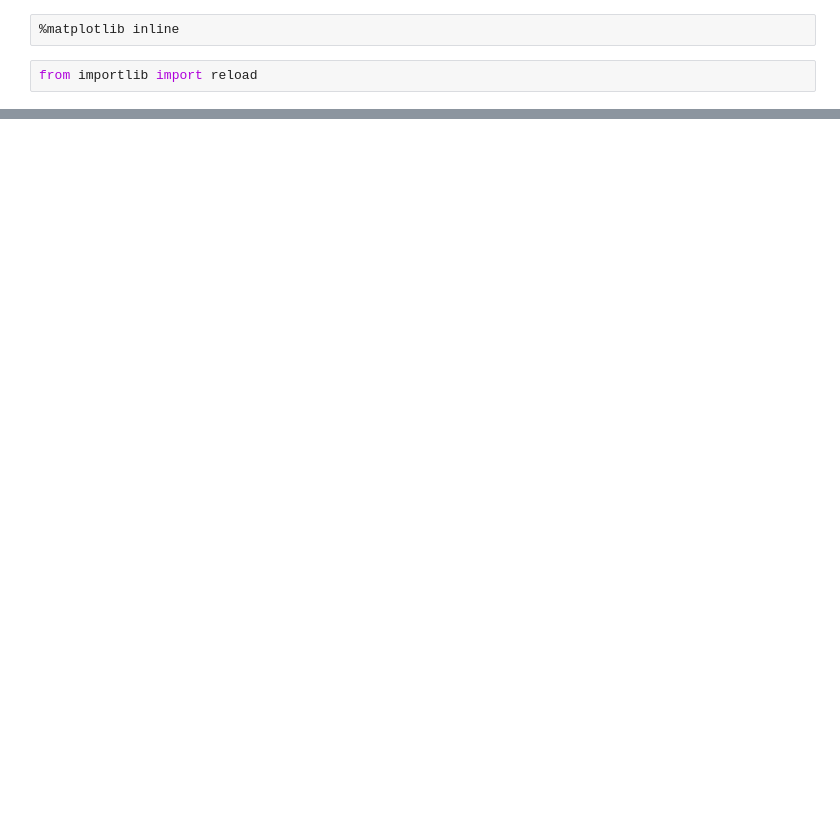
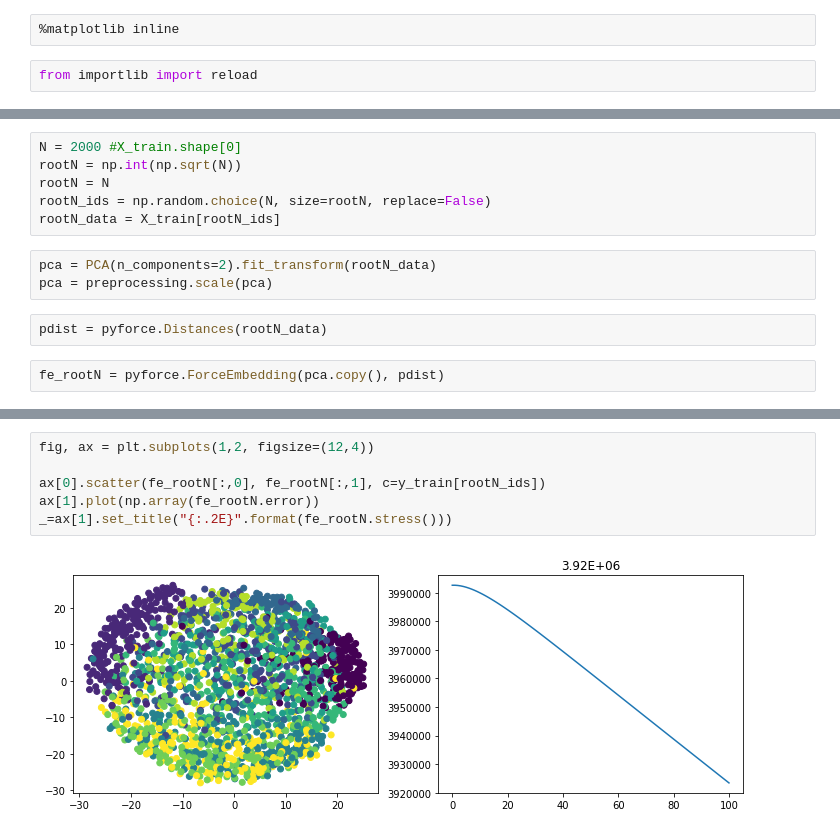
Before and after one commit to toinsson/raviz, a Jupyter notebook: experiment_1.ipynb, the cells around one changed output, grey strips where cells are left out. Saved outputs shown, nothing was run; the diff lists cells and outputs as text; blank space fills up the shorter version.

```diff
--- a/experiment_1.ipynb
+++ b/experiment_1.ipynb
@@ -68,0 +131,13 @@ def sgd(grad, x, callback=None, num_iters=200, step_size=0.1, mass=0.9):
+# %%
+N = 2000 #X_train.shape[0]
+rootN = np.int(np.sqrt(N))
+rootN = N
+rootN_ids = np.random.choice(N, size=rootN, replace=False)
+rootN_data = X_train[rootN_ids]
+# %%
+pca = PCA(n_components=2).fit_transform(rootN_data)
+pca = preprocessing.scale(pca)
+# %%
+pdist = pyforce.Distances(rootN_data)
+# %%
+fe_rootN = pyforce.ForceEmbedding(pca.copy(), pdist)
@@ -68,0 +149,8 @@ def sgd(grad, x, callback=None, num_iters=200, step_size=0.1, mass=0.9):
+# %%
+fig, ax = plt.subplots(1,2, figsize=(12,4))
+
+ax[0].scatter(fe_rootN[:,0], fe_rootN[:,1], c=y_train[rootN_ids])
+ax[1].plot(np.array(fe_rootN.error))
+_=ax[1].set_title("{:.2E}".format(fe_rootN.stress()))
+# %% [output]
+[figure, added]
```
Also changed, not shown: parts of 18 cells of this notebook, 7 other files.
